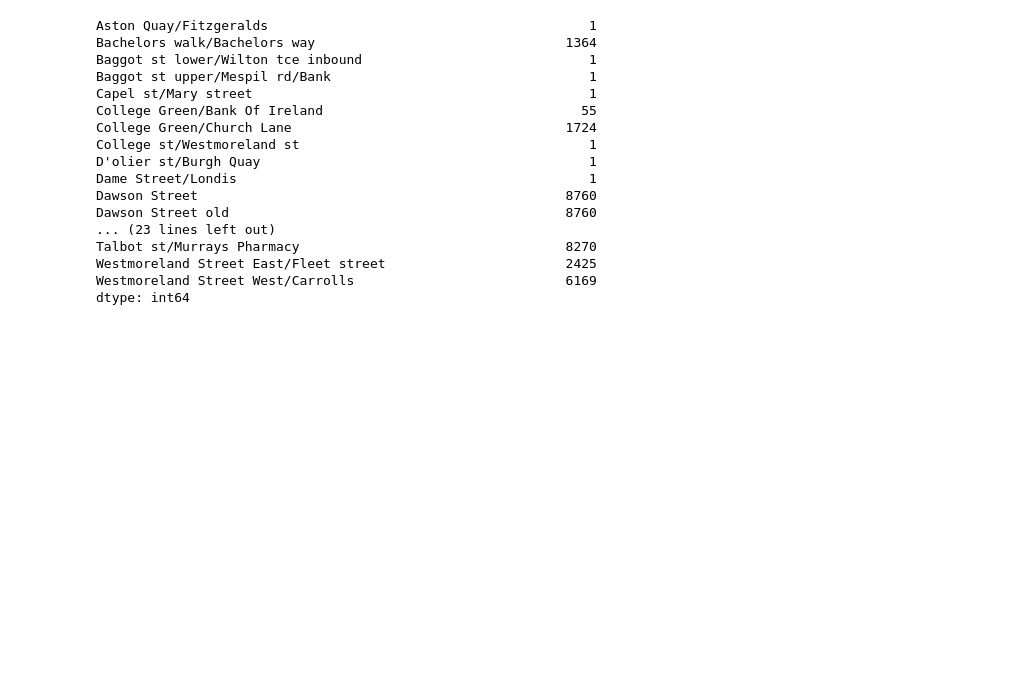
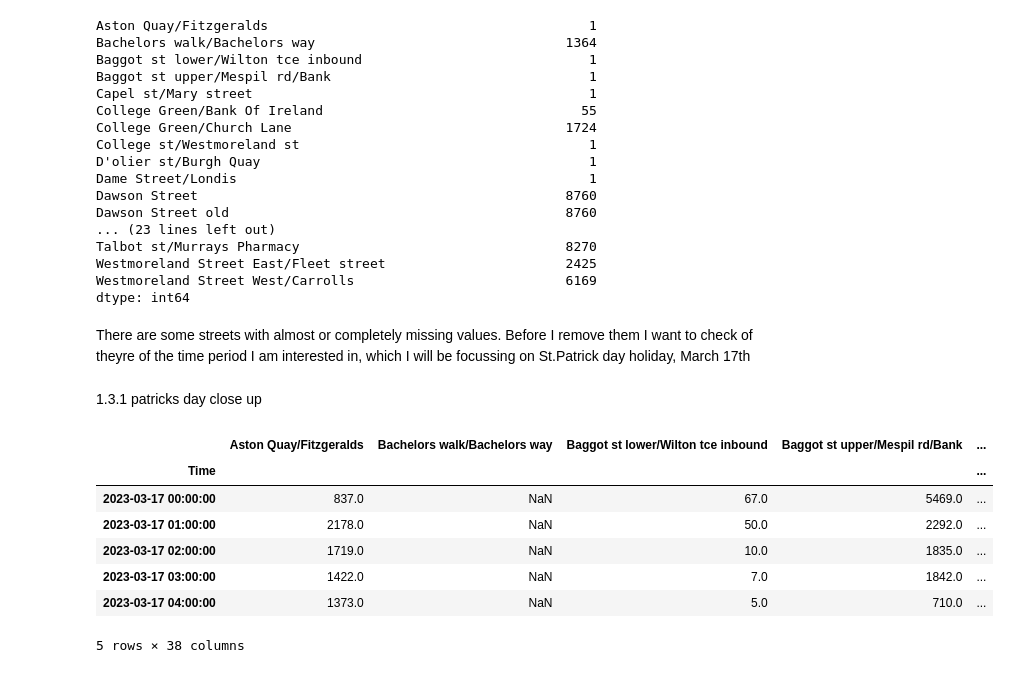
Before and after one commit to CCT-Dublin/ca1-sbs24004, a Jupyter notebook: Tourism.ipynb, the cells around one changed output. Drawn from its saved outputs; the diff is of its cells as text; code cells hidden in the pictures; blank space fills up the shorter version.

```diff
--- a/Tourism.ipynb
+++ b/Tourism.ipynb
@@ -235,3 +237,8 @@ Talbot st/Murrays Pharmacy                                  8270
 Westmoreland Street East/Fleet street                       2425
 Westmoreland Street West/Carrolls                           6169
 dtype: int64
+# %% [markdown]
+There are some streets with almost or completely missing values. Before I remove them I want to check of theyre of the time period I am interested in, which I will be focussing on St.Patrick day holiday, March 17th
+# %% [markdown]
+1.3.1
+patricks day close up
@@ -237,0 +248,11 @@ dtype: int64
+# %%
+patrick23_df.head(5)
+# %% [output]
+|  | Aston Quay/Fitzgeralds | Bachelors walk/Bachelors way | Baggot st lower/Wilton tce inbound | Baggot st upper/Mespil rd/Bank | ... |
+| Time |  |  |  |  | ... |
+| 2023-03-17 00:00:00 | 837.0 | NaN | 67.0 | 5469.0 | ... |
+| 2023-03-17 01:00:00 | 2178.0 | NaN | 50.0 | 2292.0 | ... |
+| 2023-03-17 02:00:00 | 1719.0 | NaN | 10.0 | 1835.0 | ... |
+| 2023-03-17 03:00:00 | 1422.0 | NaN | 7.0 | 1842.0 | ... |
+| 2023-03-17 04:00:00 | 1373.0 | NaN | 5.0 | 710.0 | ... |
+5 rows × 38 columns
```
Also changed, not shown: parts of 14 cells of this notebook, 2 other files.
